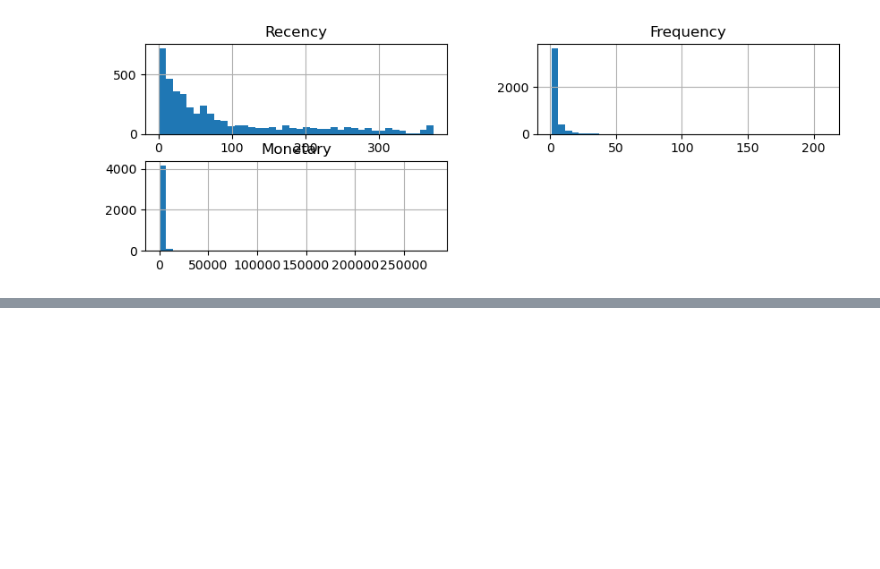
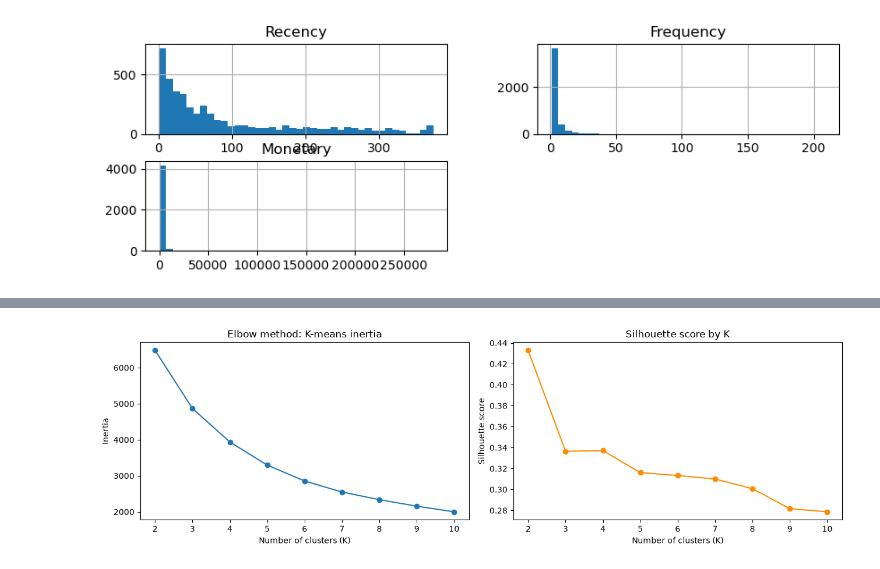
Before and after one commit to HammaadAlam/3730-Customer-Segmentation, a Jupyter notebook: preprocessing.ipynb, the cells around one changed output, grey strips where cells are left out. Cells and saved outputs as stored; diff of their text form; code cells hidden in the pictures; blank space fills up the shorter version.

Commit message:
Determine number of clusters with elbow and silhouette (K=4)

```diff
--- a/preprocessing.ipynb
+++ b/preprocessing.ipynb
@@ -310,0 +318,23 @@ rfm_scaled = pd.DataFrame(
+# %%
+# Fit K-means for K = 2..10 and record inertia, silhouette score, and smallest cluster size
+from sklearn.cluster import KMeans
+from sklearn.metrics import silhouette_score
+
+k_values = range(2, 11)
+k_results = []
+
+for k in k_values:
+    kmeans = KMeans(n_clusters=k, n_init=10, random_state=42)
+    labels = kmeans.fit_predict(rfm_scaled)
+    k_results.append({
+        "K": k,
+        "Inertia": kmeans.inertia_,
+        "Silhouette": silhouette_score(rfm_scaled, labels),
+        "SmallestCluster": np.bincount(labels).min(),
+    })
+
+k_results_df = pd.DataFrame(k_results).set_index("K")
+
+# Percent reduction in inertia compared with the previous K
+k_results_df["InertiaDropPct"] = -k_results_df["Inertia"].pct_change() * 100
+k_results_df.round(3)
@@ -310,0 +353,17 @@ rfm_scaled = pd.DataFrame(
+# %%
+# Plot the elbow curve and silhouette scores side by side
+fig, axes = plt.subplots(1, 2, figsize=(13, 4))
+
+axes[0].plot(k_results_df.index, k_results_df["Inertia"], marker="o")
+axes[0].set(title="Elbow method: K-means inertia", xlabel="Number of clusters (K)", ylabel="Inertia")
+
+axes[1].plot(k_results_df.index, k_results_df["Silhouette"], marker="o", color="darkorange")
+axes[1].set(title="Silhouette score by K", xlabel="Number of clusters (K)", ylabel="Silhouette score")
+
+for ax in axes:
+    ax.set_xticks(list(k_values))
+
+plt.tight_layout()
+plt.show()
+# %% [output]
+[figure, added]
```
Also changed, not shown: parts of 4 cells of this notebook.
